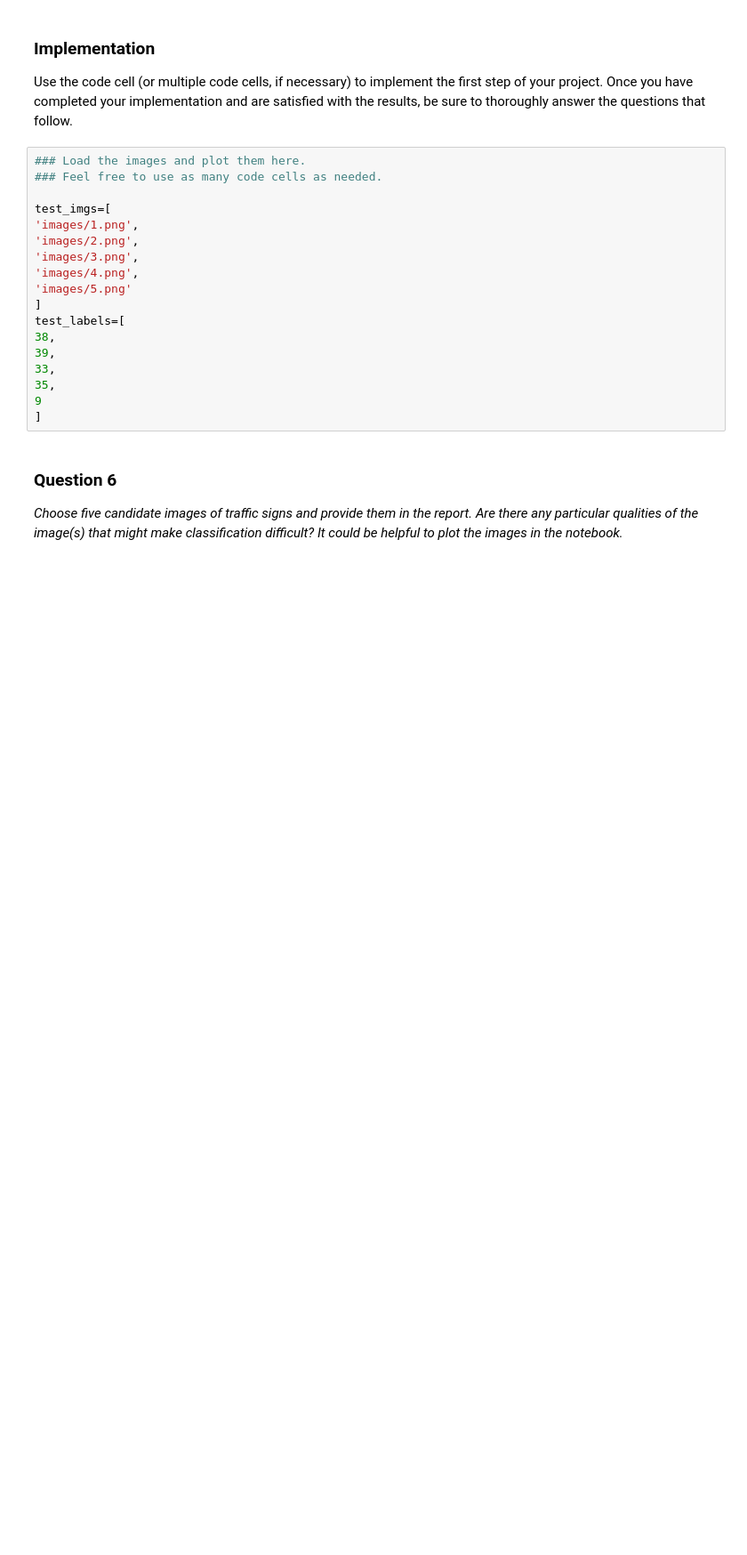
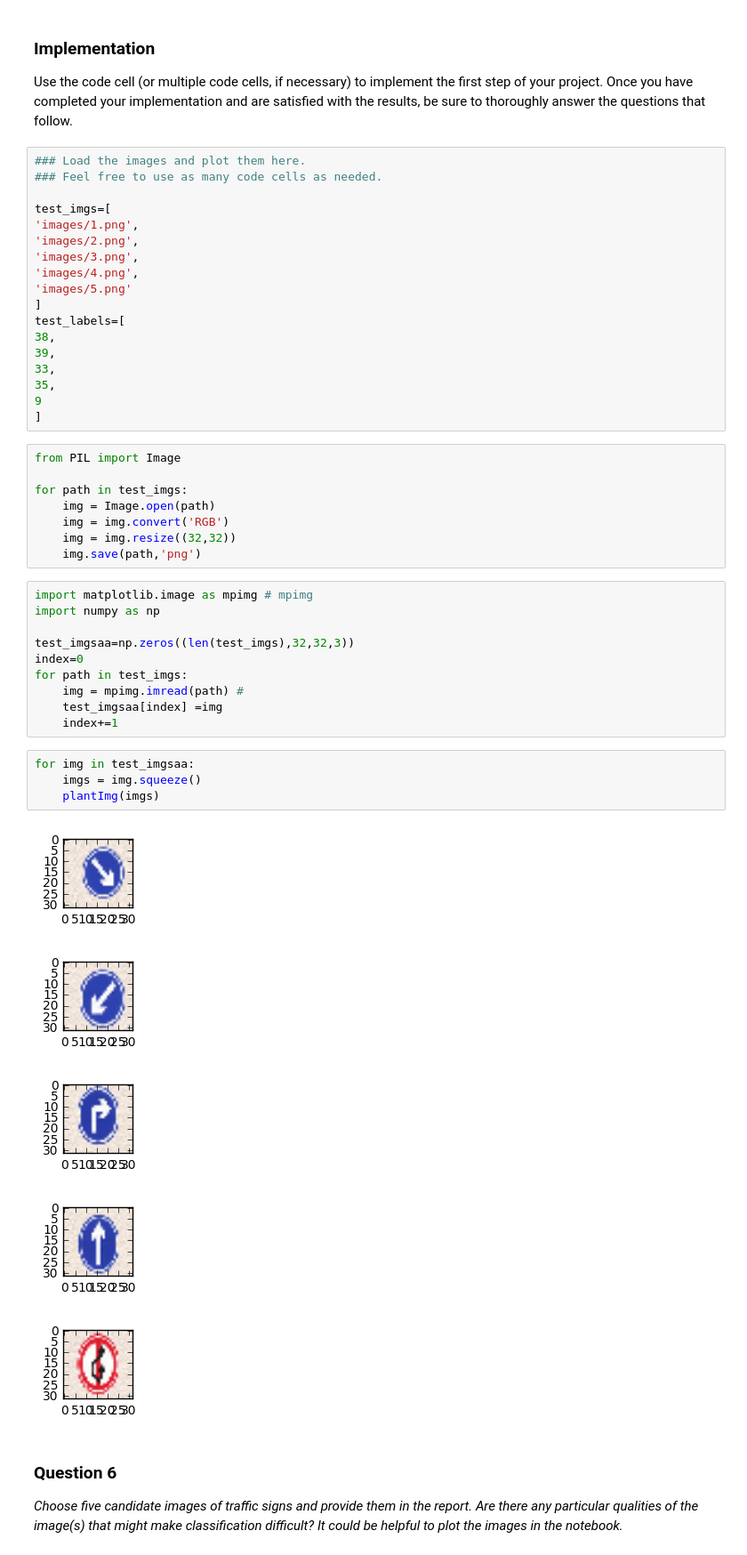
Before and after one commit to woshikangfei/CarND-Traffic-Sign-Classifier-Project, a Jupyter notebook: Traffic_Sign_Classifier.ipynb, the cells around one changed output. Shown at 89% size. Drawn from its saved outputs; the diff is of its cells as text; blank space fills up the shorter version.

```diff
--- a/Traffic_Sign_Classifier.ipynb
+++ b/Traffic_Sign_Classifier.ipynb
@@ -487,6 +487,34 @@ test_labels=[
 35,
 9
 ]
+# %%
+from PIL import Image
+
+for path in test_imgs:
+    img = Image.open(path)
+    img = img.convert('RGB')
+    img = img.resize((32,32))
+    img.save(path,'png')
+# %%
+import matplotlib.image as mpimg # mpimg
+import numpy as np
+
+test_imgsaa=np.zeros((len(test_imgs),32,32,3))
+index=0
+for path in test_imgs:
+    img = mpimg.imread(path) #
+    test_imgsaa[index] =img
+    index+=1
+# %%
+for img in test_imgsaa:
+    imgs = img.squeeze()
+    plantImg(imgs)
+# %% [output]
+[figure, added]
+[figure, added]
+[figure, added]
+[figure, added]
+[figure, added]
 # %% [markdown]
 ### Question 6
 
```
Also changed, not shown: parts of 12 cells of this notebook, 10 other files.
